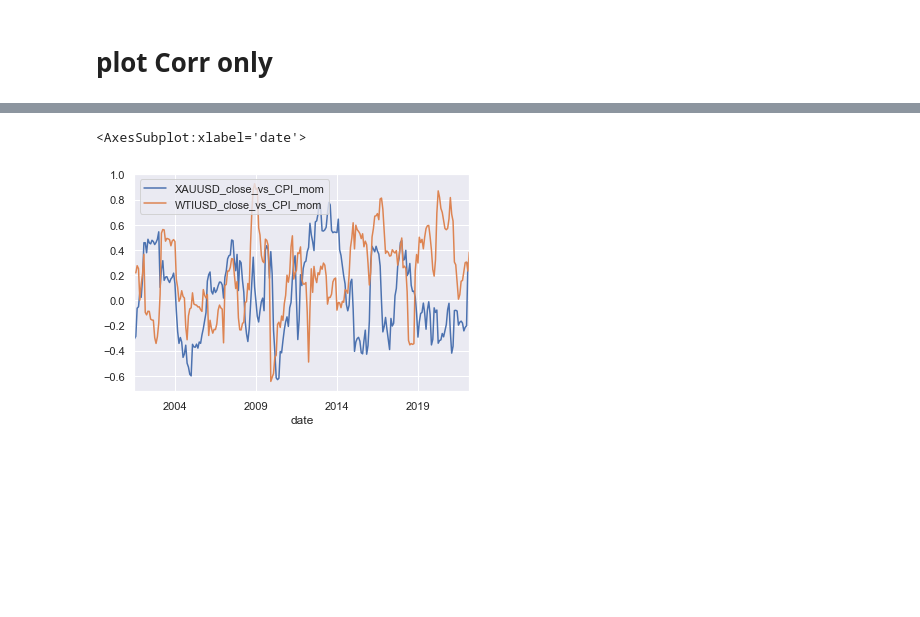
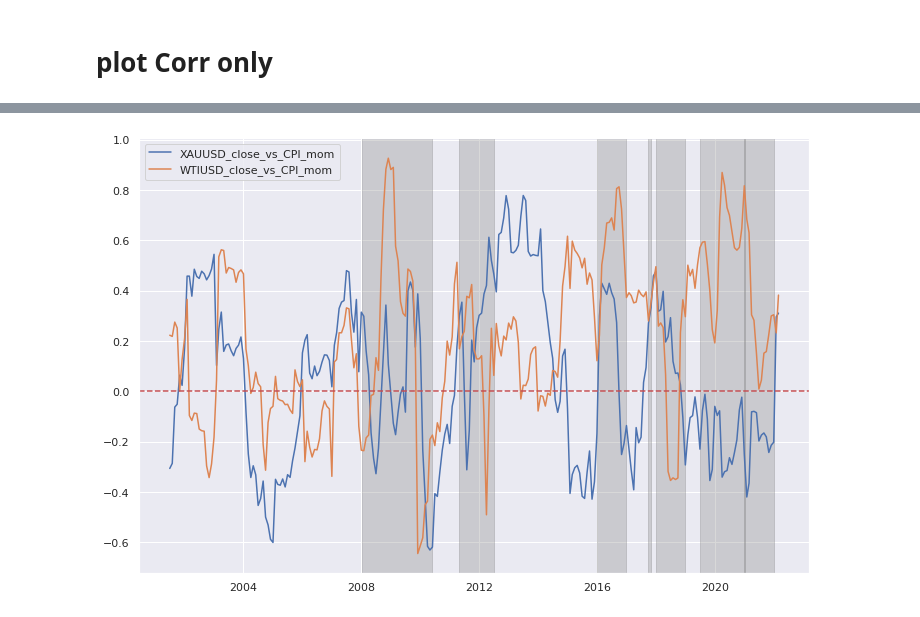
Before and after one commit to johnnyb1509/MFE_G6_CapStone, a Jupyter notebook: main_work.ipynb, the cells around one changed output, grey strips where cells are left out. Cells and saved outputs as stored; diff of their text form; code cells hidden in the pictures; blank space fills up the shorter version.

```diff
--- a/main_work.ipynb
+++ b/main_work.ipynb
@@ -394,6 +424,6 @@ corr_frame[['USDVND_close_vs_10y_yield', 'VNDCNY_close_vs_10y_yield']].dropna().
 # %%
-corr_frame[['XAUUSD_close_vs_CPI_mom','WTIUSD_close_vs_CPI_mom']].dropna().plot()
+# corr_frame[['XAUUSD_close_vs_CPI_mom','WTIUSD_close_vs_CPI_mom']].dropna().plot()
+plotOnEvent(corr_frame, ['XAUUSD_close_vs_CPI_mom','WTIUSD_close_vs_CPI_mom'], is_lack=False)
 # %% [output]
-<AxesSubplot:xlabel='date'>
-[figure, old version]
+[figure, new version]
 # %%
```
Also changed, not shown: parts of 55 cells of this notebook, 4 other files.
